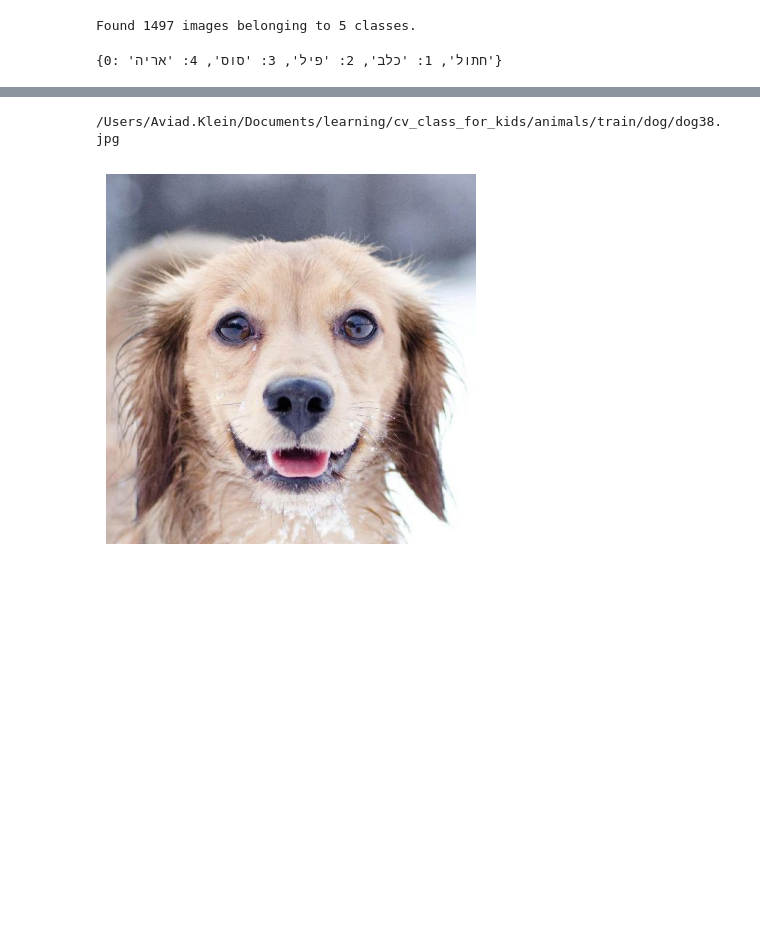
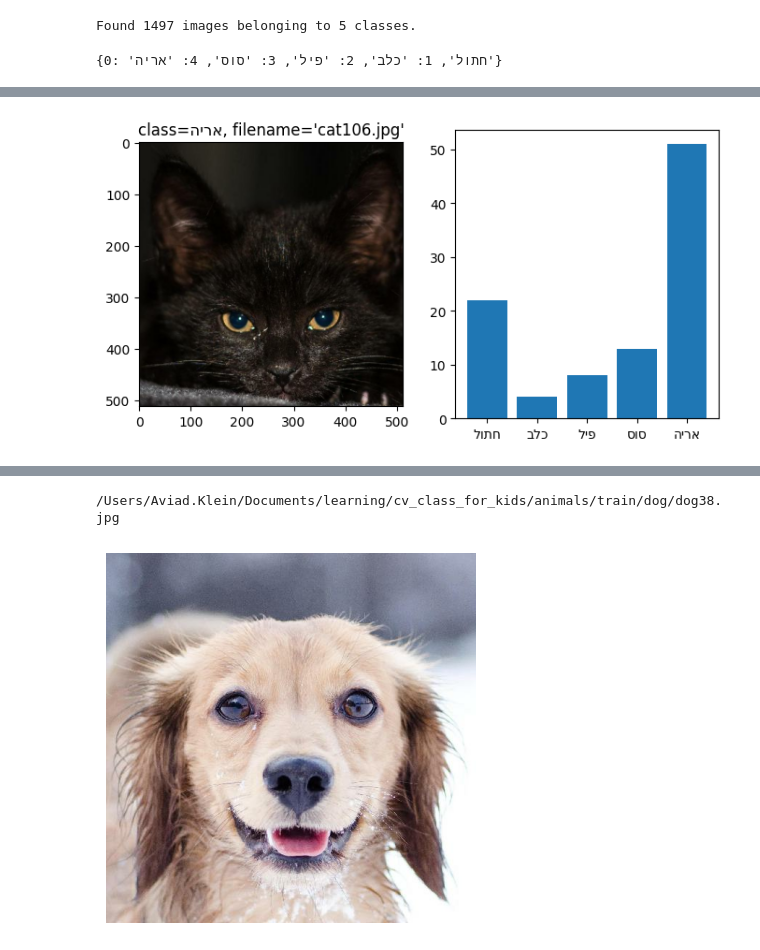
Before and after one commit to AviadKlein/cv4kids, a Jupyter notebook: inference.ipynb, the cells around one changed output, grey strips where cells are left out. Cells and saved outputs as stored; diff of their text form; code cells hidden in the pictures; blank space fills up the shorter version.

```diff
--- a/inference.ipynb
+++ b/inference.ipynb
@@ -171,0 +202,3 @@ plot_predict(model, index2class_hebrew, dataset='val', clazz='cat')
+# %%
+plot_predict(model, index2class_hebrew, dataset='val', clazz='cat', file='cat106.jpg')
+# %% [output]
@@ -171,0 +206 @@ plot_predict(model, index2class_hebrew, dataset='val', clazz='cat')
+[figure, added]
```
Also changed, not shown: parts of 13 cells of this notebook, 2 other files.
